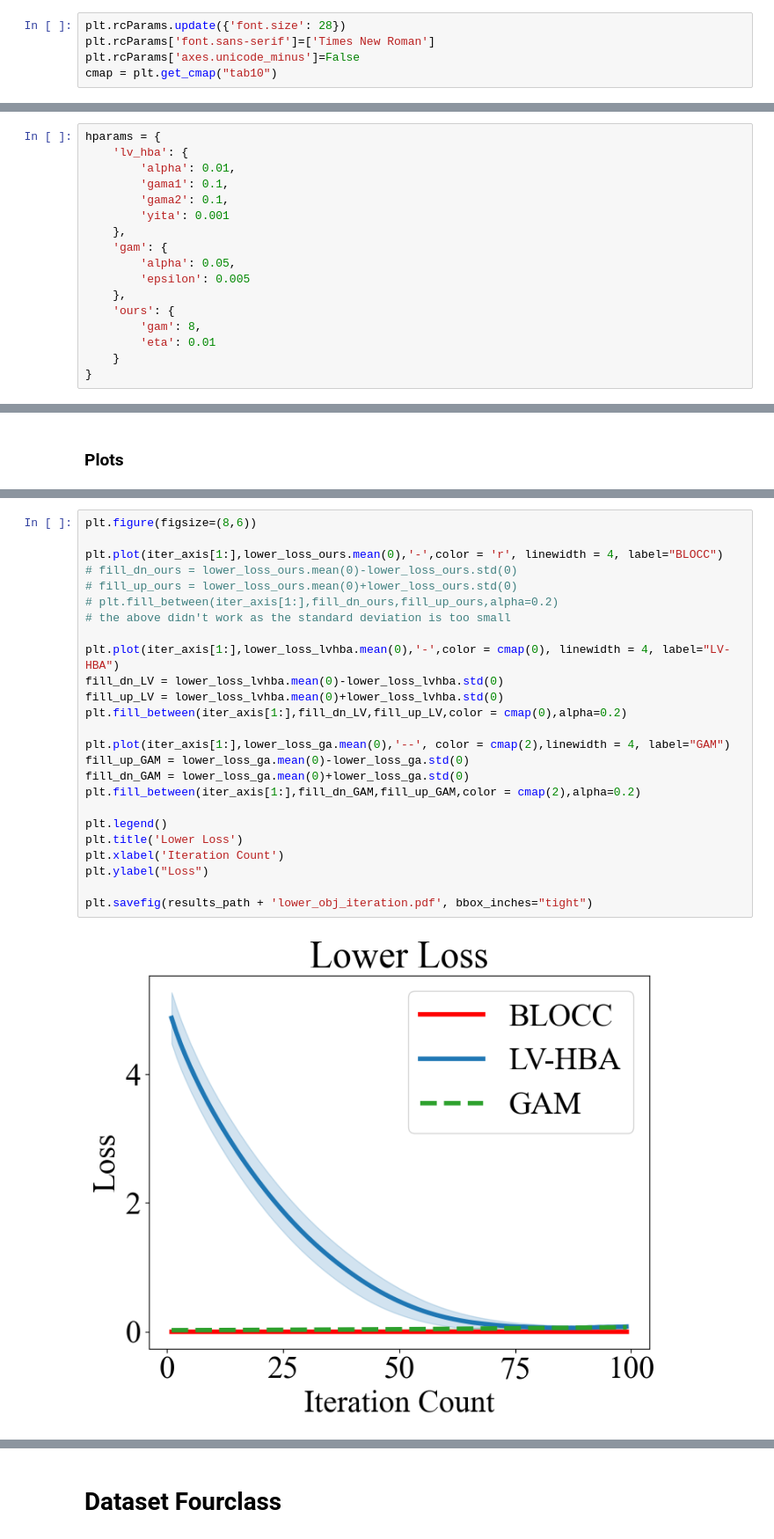
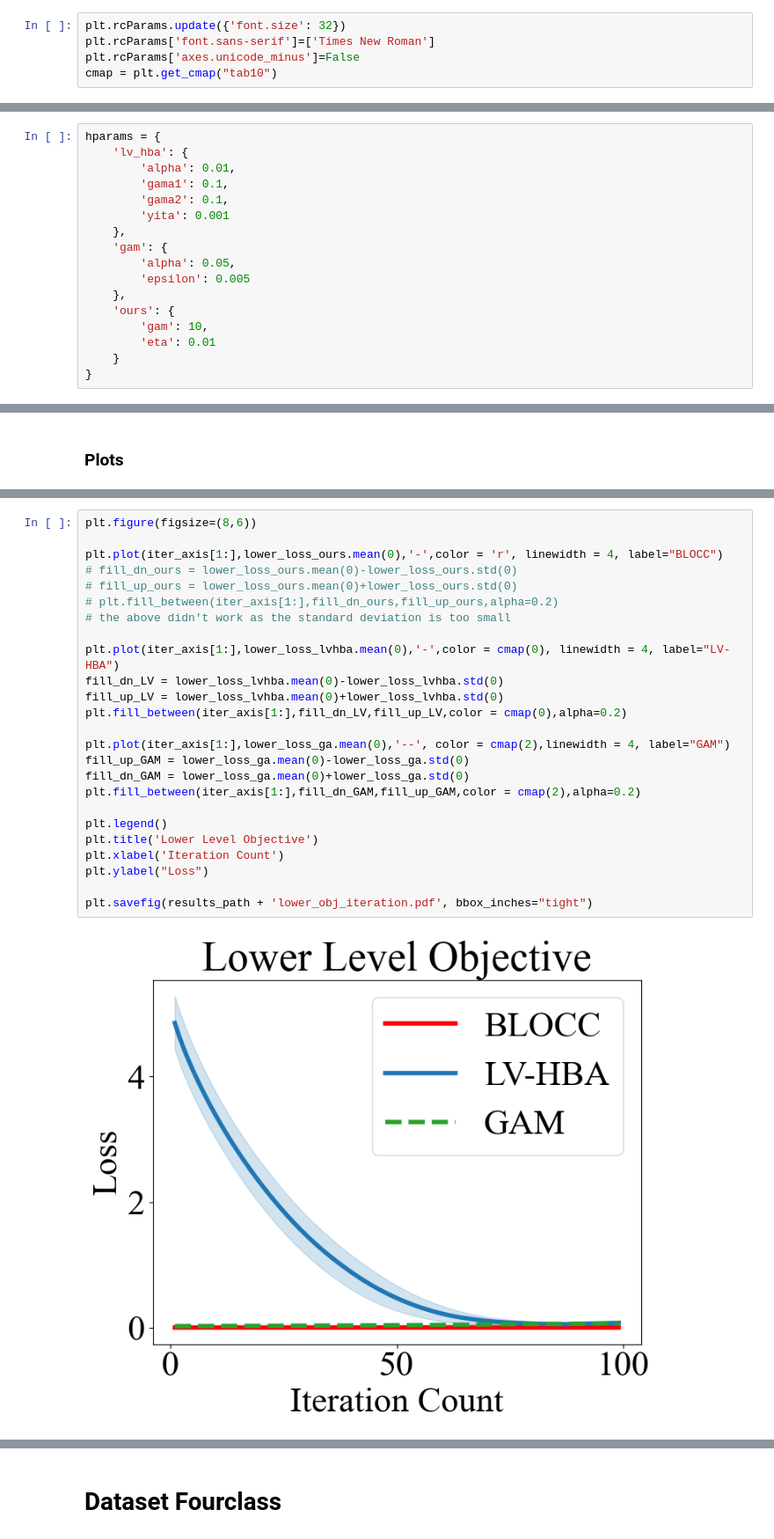
Before and after one commit to frealr/Penalty_Based_Lagrangian_Bilevel_Tianyi_Chen-s_Lab, a Jupyter notebook: hyperparam_opt/SVM_Tests_0607.ipynb, the cells around one changed output, grey strips where cells are left out. Shown at 88% size. Drawn from its saved outputs; the diff is of its cells as text.

```diff
--- a/hyperparam_opt/SVM_Tests_0607.ipynb
+++ b/hyperparam_opt/SVM_Tests_0607.ipynb
@@ -11,7 +11,7 @@ from utils import *
 # from google.colab import drive
 # drive.mount('/content/drive')
 # %%
-plt.rcParams.update({'font.size': 28})
+plt.rcParams.update({'font.size': 32})
 plt.rcParams['font.sans-serif']=['Times New Roman']
 plt.rcParams['axes.unicode_minus']=False
 cmap = plt.get_cmap("tab10")
@@ -31,7 +31,7 @@ hparams = {
         'epsilon': 0.005
     },
     'ours': {
-        'gam': 8,
+        'gam': 10,
         'eta': 0.01
     }
 }
@@ -372,27 +368,27 @@ plt.savefig(results_path + 'test_obj_iteration.pdf', bbox_inches="tight")
 # %%
 plt.figure(figsize=(8,6))
 
 plt.plot(iter_axis[1:],lower_loss_ours.mean(0),'-',color = 'r', linewidth = 4, label="BLOCC")
 # fill_dn_ours = lower_loss_ours.mean(0)-lower_loss_ours.std(0)
 # fill_up_ours = lower_loss_ours.mean(0)+lower_loss_ours.std(0)
 # plt.fill_between(iter_axis[1:],fill_dn_ours,fill_up_ours,alpha=0.2)
 # the above didn't work as the standard deviation is too small
 
 plt.plot(iter_axis[1:],lower_loss_lvhba.mean(0),'-',color = cmap(0), linewidth = 4, label="LV-HBA")
 fill_dn_LV = lower_loss_lvhba.mean(0)-lower_loss_lvhba.std(0)
 fill_up_LV = lower_loss_lvhba.mean(0)+lower_loss_lvhba.std(0)
 plt.fill_between(iter_axis[1:],fill_dn_LV,fill_up_LV,color = cmap(0),alpha=0.2)
 
 plt.plot(iter_axis[1:],lower_loss_ga.mean(0),'--', color = cmap(2),linewidth = 4, label="GAM")
 fill_up_GAM = lower_loss_ga.mean(0)-lower_loss_ga.std(0)
 fill_dn_GAM = lower_loss_ga.mean(0)+lower_loss_ga.std(0)
 plt.fill_between(iter_axis[1:],fill_dn_GAM,fill_up_GAM,color = cmap(2),alpha=0.2)
 
 plt.legend()
-plt.title('Lower Loss')
+plt.title('Lower Level Objective')
 plt.xlabel('Iteration Count')
 plt.ylabel("Loss")
 
 plt.savefig(results_path + 'lower_obj_iteration.pdf', bbox_inches="tight")
 # %% [output]
-[figure, old version]
+[figure, new version]
```
Also changed, not shown: parts of 24 cells of this notebook.
